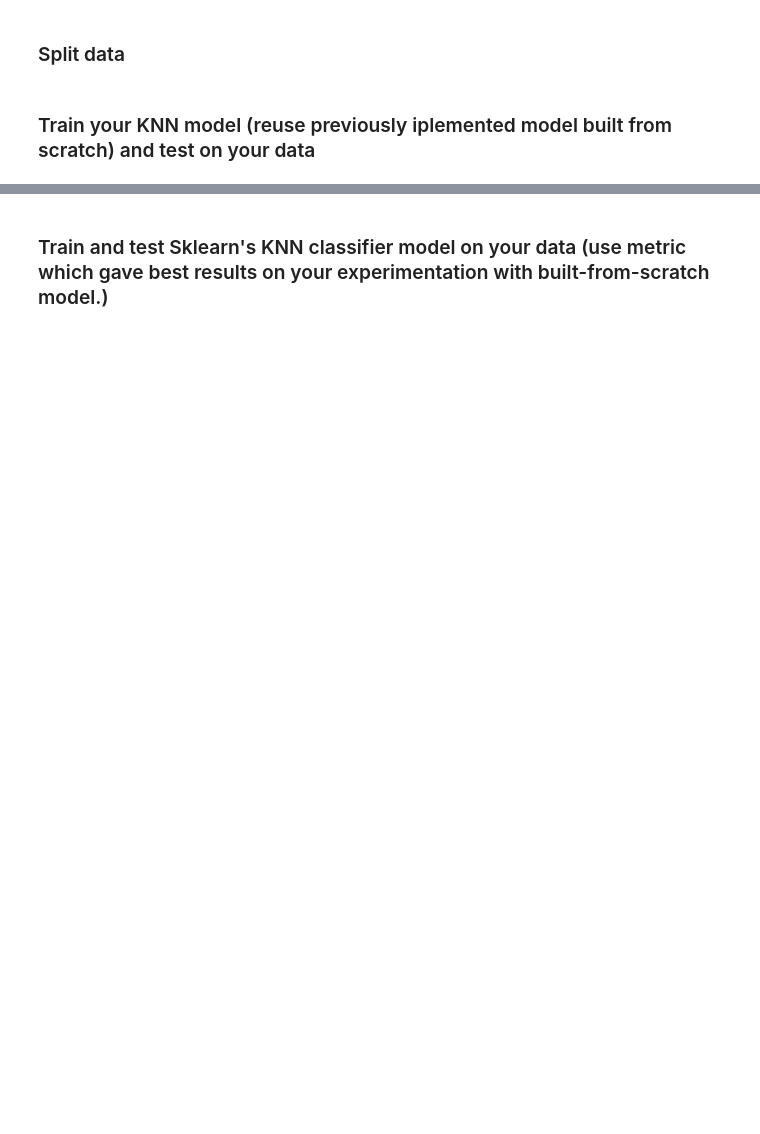
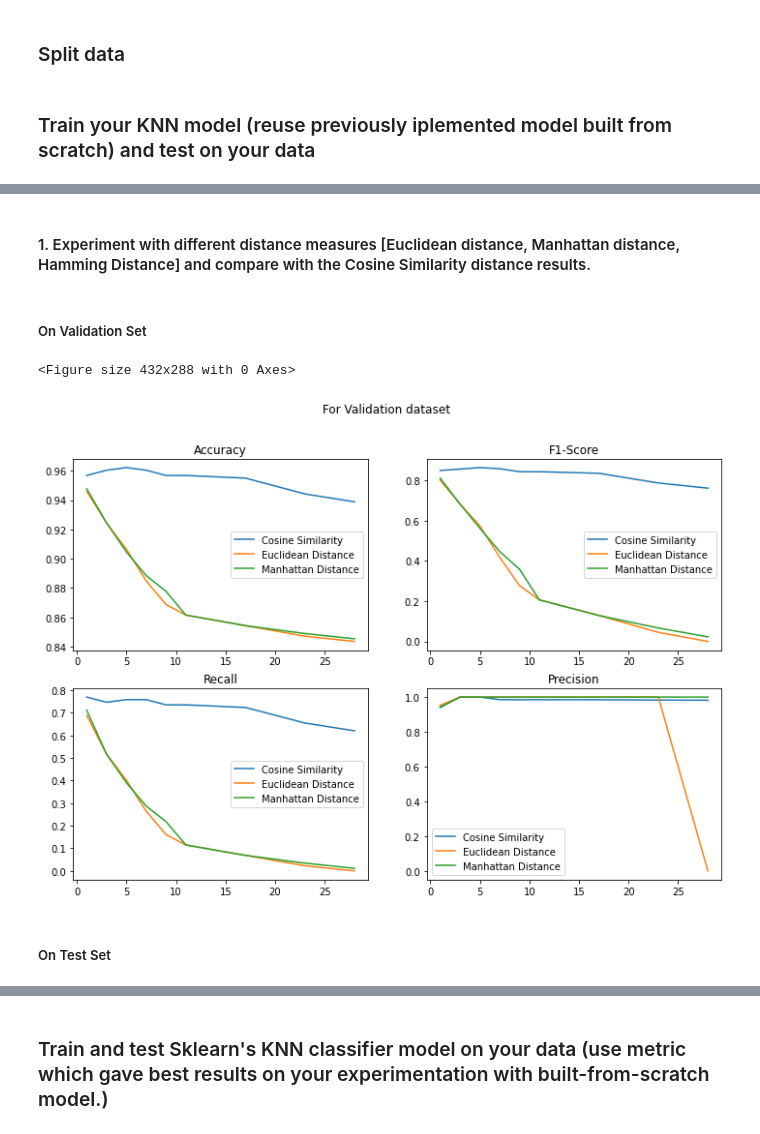
Before and after one commit to Architjain128/SMAI, a Jupyter notebook: Assignment1/rollnumber_Assignment1_Question3.ipynb, the cells around one changed output, grey strips where cells are left out. Drawn from its saved outputs; the diff is of its cells as text; code cells hidden in the pictures; blank space fills up the shorter version.

```diff
--- a/Assignment1/rollnumber_Assignment1_Question3.ipynb
+++ b/Assignment1/rollnumber_Assignment1_Question3.ipynb
@@ -166,4 +165,9 @@ arr=[]
 for i in range(len(data)):
     if len(data.loc[i]["tokenized_text"])==0:
         arr.append(i)
-data = data.drop(arr)
+print(len(arr))
+count=0
+for i in arr:
+    if(data.loc[i]["label_val"]==1):
+        count+=1
+print(count)
@@ -223,7 +234,7 @@ def predict_label(email_X,train_X,train_y,k_value,distance_metric,half=False):
         arr2=train_X[idx]
         scores[idx]=distance_metric(arr1,arr2)
     sorted_scores=sorted(scores.items(), key=lambda x:x[1], reverse=False)
-    if half==True:
+    if half==True or k_value==-1:
         return sorted_scores
 
     sorted_scores=sorted_scores[:k_value]
@@ -284,8 +292,8 @@ def my_knn_predict_fast(test_X,train_X,train_y,k_values,distance_metric=cosine_s
     '''
     predicted_label={}
     for idx in test_X.keys():
-        sorted_dic=predict_label(test_X[idx],train_X,train_y,-1,distance_metric,True)
-        predicted_label[idx]=ddfast(sorted_dic,k_values[len(k_values)-1])
+        sorted_dic=predict_label(test_X[idx],train_X,train_y,-1,distance_metric,half=True)
+        predicted_label[idx]=predict_label_collective(sorted_dic,k_values[len(k_values)-1])
     return predicted_label
 # %%
 def my_knn_predict(test_X,train_X,train_y,k_value,distance_metric=cosine_similarity_distance,half=False):
@@ -445,0 +402,47 @@ my_knn_accuracy(cosine_similarity_predict,test_y)
+# %% [markdown]
+#### 1. Experiment with different distance measures [Euclidean distance, Manhattan distance, Hamming Distance] and compare with the Cosine Similarity distance results.
+# %% [markdown]
+##### On Validation Set
+# %%
+ecu_k_val_v,ecu_predications_v,ecu_acc_v,ecu_f1_v,ecu_con_v,ecu_re_v,ecu_pr_v=try_diff_k_on_val(train_X,train_y,val_X,val_y,distance_metric=euclidean_distance,k=True,arr=[1,3,5,7,9,11,17,23,28],half=True)
+man_k_val_v,man_predications_v,man_acc_v,man_f1_v,man_con_v,man_re_v,man_pr_v=try_diff_k_on_val(train_X,train_y,val_X,val_y,distance_metric=manhattan_distance,k=True,arr=[1,3,5,7,9,11,17,23,28],half=True)
+cos_k_val_v,cos_predications_v,cos_acc_v,cos_f1_v,cos_con_v,cos_re_v,cos_pr_v=try_diff_k_on_val(train_X,train_y,val_X,val_y,distance_metric=cosine_similarity_distance,k=True,arr=[1,3,5,7,9,11,17,23,28],half=True)
+# ham_k_val_v,ham_predications_v,ham_acc_v,ham_f1_v,ham_con_v,ham_re_v,ham_pr_v=try_diff_k_on_val(train_X,train_y,val_X,val_y,distance_metric=hamming_distance,k=True,arr=[1,3,5,7,9,11,17,23,28],half=True)
+# %%
+plt.subplots_adjust(left=1.5, bottom=1.5, right=2, top=2, wspace=1, hspace=1)
+plt.figure(figsize=(12,8))
+plt.subplot(2,2, 1)
+plt.plot(cos_k_val_v,cos_acc_v)
+plt.plot(ecu_k_val_v,ecu_acc_v)
+plt.plot(man_k_val_v,man_acc_v)
+plt.legend(["Cosine Similarity","Euclidean Distance","Manhattan Distance"])
+plt.title('Accuracy')
+
+plt.subplot(2,2, 2)
+plt.plot(cos_k_val_v,cos_f1_v)
+plt.plot(ecu_k_val_v,ecu_f1_v)
+plt.plot(man_k_val_v,man_f1_v)
+plt.legend(["Cosine Similarity","Euclidean Distance","Manhattan Distance"])
+plt.title('F1-Score')
+
+plt.subplot(2,2, 3)
+plt.plot(cos_k_val_v,cos_re_v)
+plt.plot(ecu_k_val_v,ecu_re_v)
+plt.plot(man_k_val_v,man_re_v)
+plt.legend(["Cosine Similarity","Euclidean Distance","Manhattan Distance"])
+plt.title('Recall')
+
+plt.subplot(2,2, 4)
+plt.plot(cos_k_val_v,cos_pr_v)
+plt.plot(ecu_k_val_v,ecu_pr_v)
+plt.plot(man_k_val_v,man_pr_v)
+plt.legend(["Cosine Similarity","Euclidean Distance","Manhattan Distance"])
+plt.title('Precision')
+
+plt.suptitle("For Validation dataset")
+plt.show()
+# %% [output]
+<Figure size 432x288 with 0 Axes>
+[figure, added]
+# %% [markdown]
+##### On Test Set
```
Also changed, not shown: parts of 62 cells of this notebook, 1 other file.
